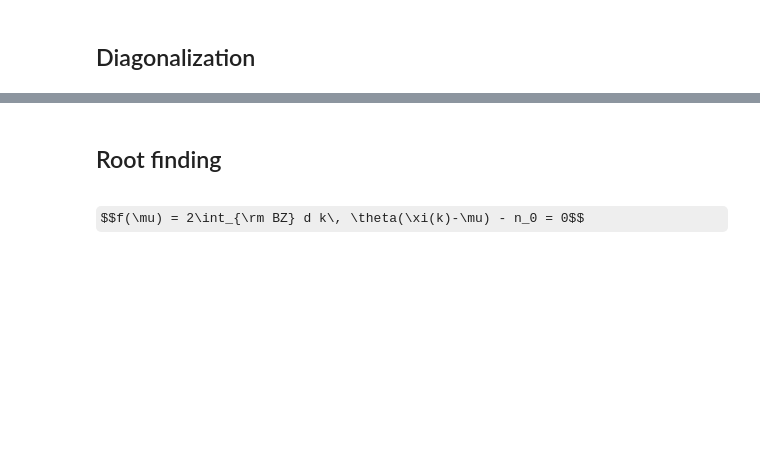
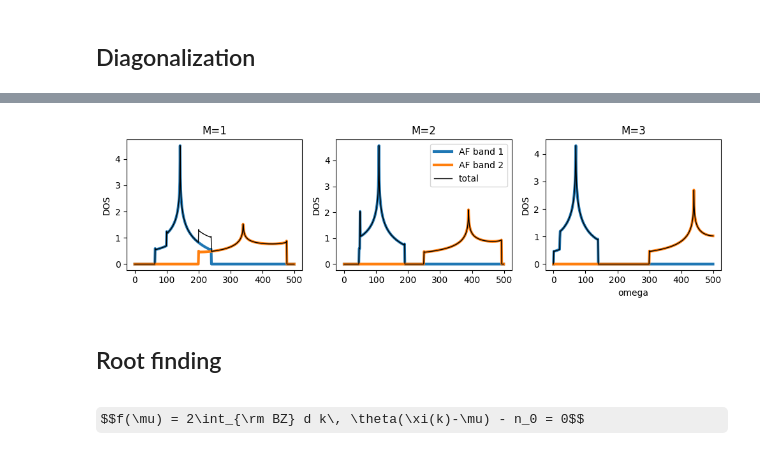
Before and after one commit to simonverret/jax_cond_mat, a Jupyter notebook: non-trivial_autodiff.ipynb, the cells around one changed output, grey strips where cells are left out. Drawn from its saved outputs; the diff is of its cells as text; code cells hidden in the pictures; some formulas as TeX source; blank space fills up the shorter version.

```diff
--- a/non-trivial_autodiff.ipynb
+++ b/non-trivial_autodiff.ipynb
@@ -437,23 +532,28 @@ v2_on_grid = v2_func(grid_k)
 # %%
 from functools import partial
 
 dos_of_E = lambda E: fermi_surface_DOS(E, omega_list, low_res_grid_k)
 
 fig, ax = plt.subplots(1,3, figsize=(10,3), sharex=True)
 for i, mval in enumerate([1, 2, 3]):
 
     E1_at_m = partial(E1_func, m=mval)
     E2_at_m = partial(E2_func, m=mval)
 
+    dos1 = dos_of_E(E1_at_m)
+    dos2 = dos_of_E(E2_at_m)
+
     ax[i].set_title(f"M={mval}")
-    ax[i].plot(dos_of_E(E1_at_m), label="AF band 1", lw=3)
-    ax[i].plot(dos_of_E(E2_at_m), label="AF band 2", lw=3)
+    ax[i].plot(dos1, label="AF band 1", lw=3)
+    ax[i].plot(dos2, label="AF band 2", lw=3)
     ax[i].plot(dos1+dos2, 'k', lw=1, label="total")
     ax[i].set_ylabel("DOS")
 ax[1].legend()
 ax[2].set_xlabel("omega")
 plt.tight_layout()
 plt.show()
+# %% [output]
+[figure, added]
 # %% [markdown]
 ## Root finding
 # %% [markdown]
```
Also changed, not shown: parts of 42 cells of this notebook.
